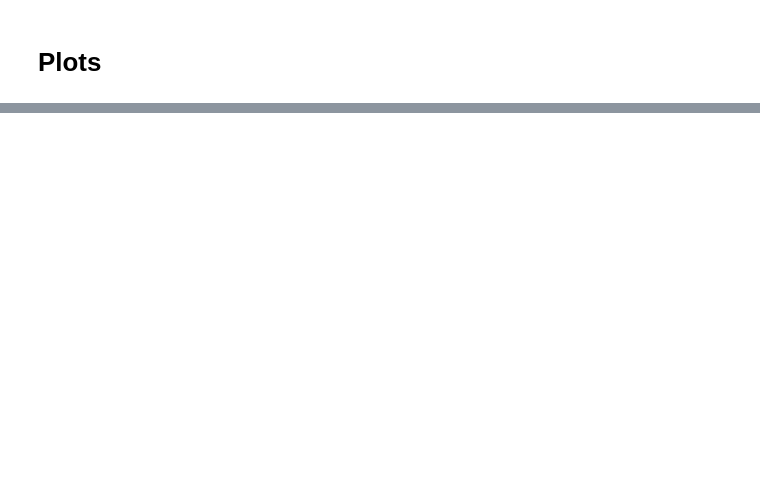
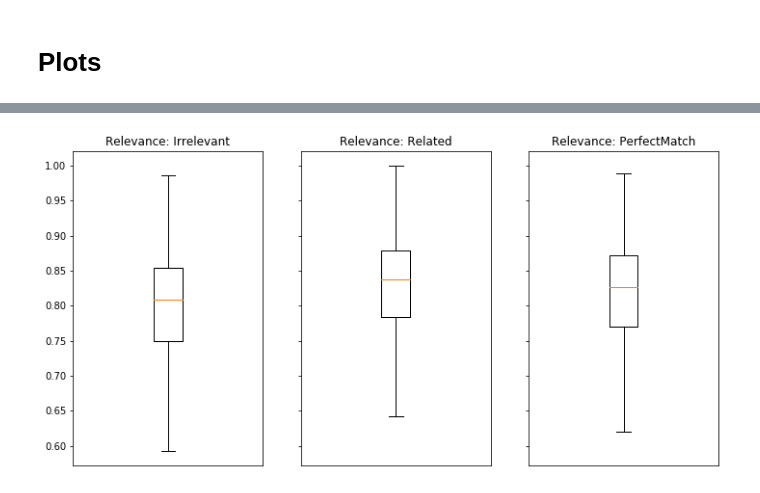
Before and after one commit to Mieloch/cqa-sem-eval, a Jupyter notebook: subtask_E/vis.ipynb, the cells around one changed output, grey strips where cells are left out. Cells and saved outputs as stored; diff of their text form; code cells hidden in the pictures; blank space fills up the shorter version.

```diff
--- a/subtask_E/vis.ipynb
+++ b/subtask_E/vis.ipynb
@@ -44,3 +2,0 @@ df = pd.read_csv('/Volumes/DataDrive/merged/en-test-extended.csv')
-# %%
-perfect_match = df[df.relevance == 'PerfectMatch']
-rest = df[df.relevance != 'PerfectMatch']
@@ -88,0 +44,3 @@ plt.boxplot([rest.score.values, perfect_match.score.values], showfliers=False)
+# %%
+org_train_stats_df = pd.read_csv('/Volumes/DataDrive/stats/en_train_stats.csv')
+org_test_stats_df = pd.read_csv('/Volumes/DataDrive/stats/en_test_stats.csv')
@@ -88,0 +56,37 @@ plt.boxplot([rest.score.values, perfect_match.score.values], showfliers=False)
+# %%
+def box_plot(df, show_plot=True, key=None, save_to=None):
+    assert key is not None
+
+    # Load data for different
+    irrelevant = df[df.relevance == 'Irrelevant'][key].values
+    related = df[df.relevance == 'Related'][key].values
+    perfect_match = df[df.relevance == 'PerfectMatch'][key].values
+
+    assert(len(irrelevant) + len(related) + len(perfect_match) == len(df))
+
+    labels = ["Irrelevant", "Related", "Perfect Match"]
+
+    fig, axes = plt.subplots(nrows=1, ncols=3, figsize=(12,6), sharey=True)
+
+    # PerfectMatch plot
+    axes[0].boxplot(irrelevant, showfliers=False)
+    axes[0].set_title('Relevance: Irrelevant')
+    axes[0].get_xaxis().set_visible(False)
+
+    axes[1].boxplot(related, showfliers=False)
+    axes[1].set_title('Relevance: Related')
+    axes[1].get_xaxis().set_visible(False)
+
+    axes[2].boxplot(perfect_match, showfliers=False)
+    axes[2].set_title('Relevance: PerfectMatch')
+    axes[2].get_xaxis().set_visible(False)
+
+    if save_to is not None:
+        plt.savefig(save_to)
+
+    plt.show()
+# %%
+# Show boxplot for given key
+box_plot(org_train_stats_df, key='w2v_cosine_similarity')
+# %% [output]
+[figure, added]
```
Also changed, not shown: parts of 20 cells of this notebook, 13 other files.
